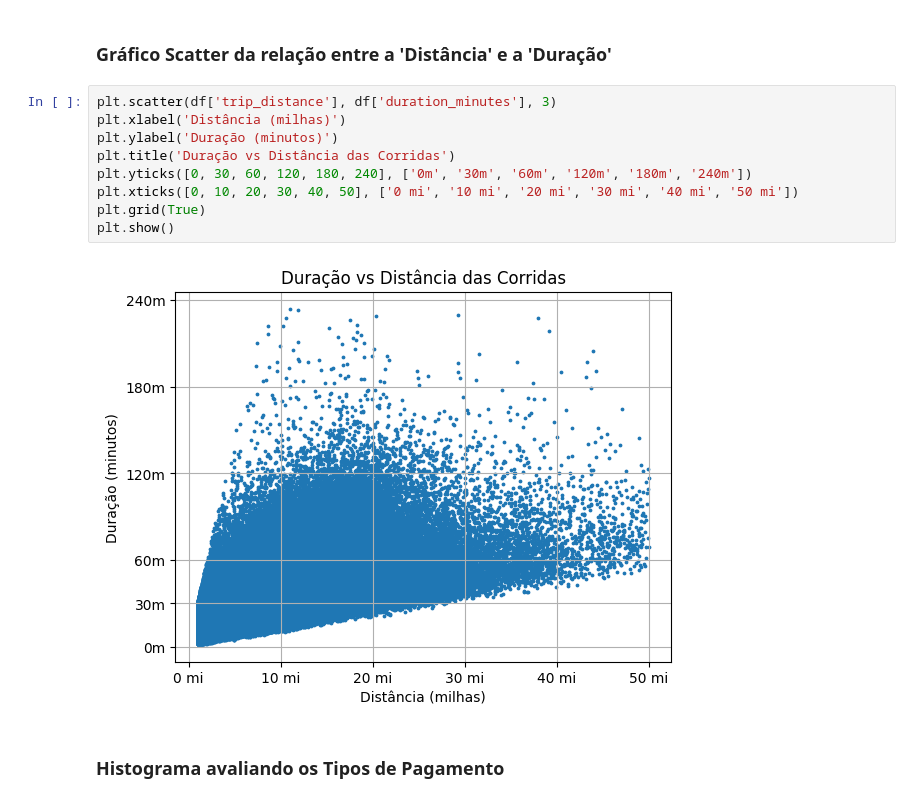
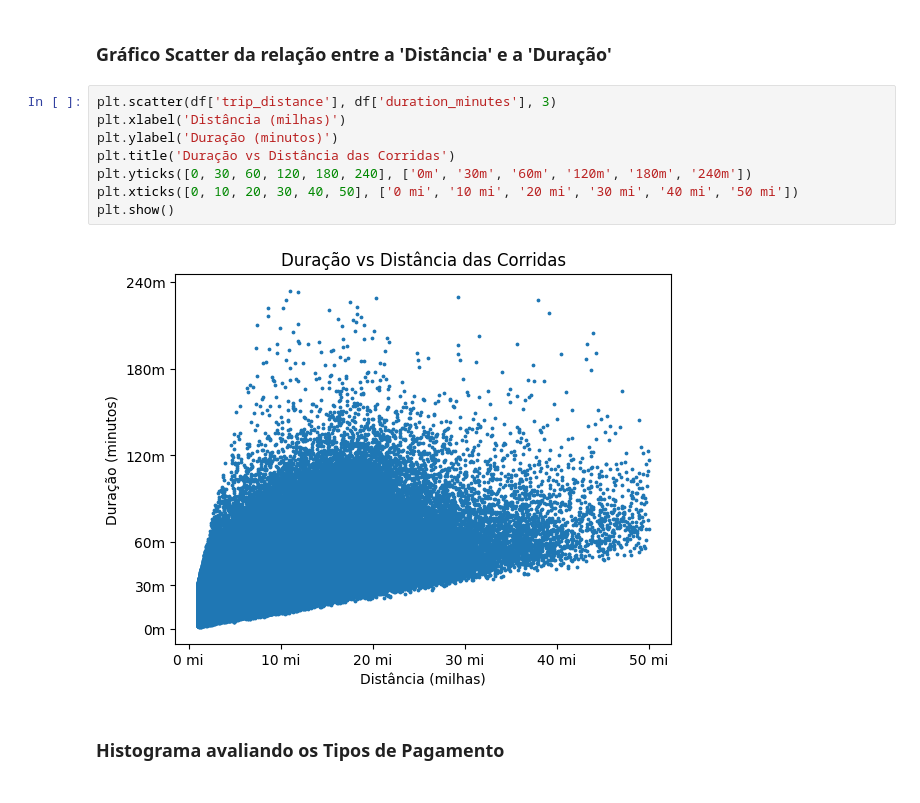
Before and after one commit to landry-some/IA-Machine-Learning, a Jupyter notebook: 02. New York Taxis.ipynb, the cells around one changed output. Cells and saved outputs as stored; diff of their text form.

Commit message:
adjusting the plots

```diff
--- a/02. New York Taxis.ipynb
+++ b/02. New York Taxis.ipynb
@@ -115,14 +115,13 @@ plt.xticks([0, 50, 100, 150, 200, 250, 300, 350, 400], ['0$', '50$', '100$', '15
 # %%
 plt.scatter(df['trip_distance'], df['duration_minutes'], 3)
 plt.xlabel('Distância (milhas)')
 plt.ylabel('Duração (minutos)')
 plt.title('Duração vs Distância das Corridas')
 plt.yticks([0, 30, 60, 120, 180, 240], ['0m', '30m', '60m', '120m', '180m', '240m'])
 plt.xticks([0, 10, 20, 30, 40, 50], ['0 mi', '10 mi', '20 mi', '30 mi', '40 mi', '50 mi'])
-plt.grid(True)
 plt.show()
 # %% [output]
-[figure, old version]
+[figure, new version]
 # %% [markdown]
 ### Histograma avaliando os Tipos de Pagamento
 # %%
```
Also changed, not shown: parts of 1 cell of this notebook.
